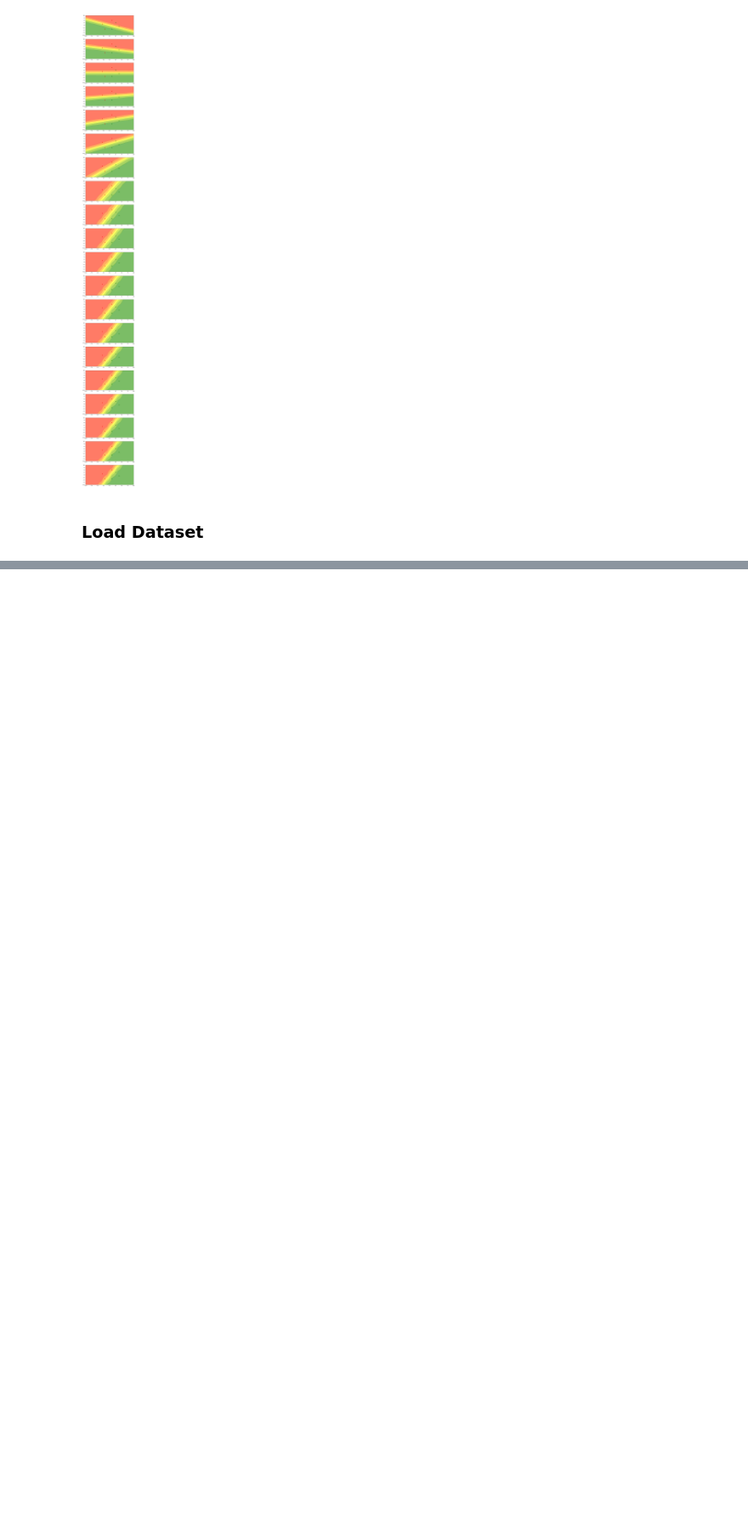
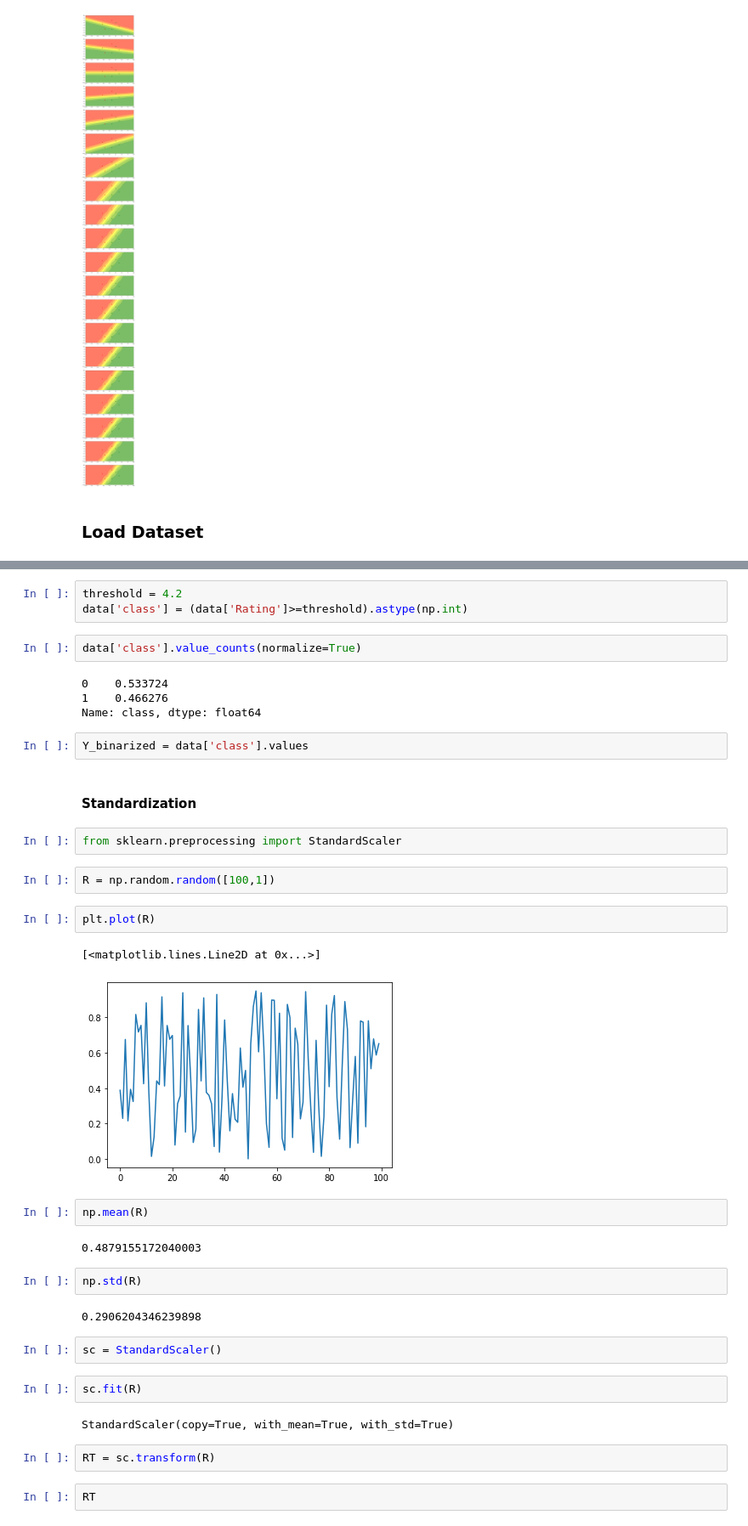
Before and after one commit to PavanReddy28/ML, a Jupyter notebook: Sigmoid_Neuron.ipynb, the cells around one changed output, grey strips where cells are left out. Shown at 85% size. Drawn from its saved outputs; the diff is of its cells as text; blank space fills up the shorter version.

```diff
--- a/Sigmoid_Neuron.ipynb
+++ b/Sigmoid_Neuron.ipynb
@@ -274,0 +416,40 @@ HTTP request sent, awaiting response... 404 Not Found
+# %%
+threshold = 4.2
+data['class'] = (data['Rating']>=threshold).astype(np.int)
+# %%
+data['class'].value_counts(normalize=True)
+# %% [output]
+0    0.533724
+1    0.466276
+Name: class, dtype: float64
+# %%
+Y_binarized = data['class'].values
+# %% [markdown]
+#### Standardization
+# %%
+from sklearn.preprocessing import StandardScaler
+# %%
+R = np.random.random([100,1])
+# %%
+plt.plot(R)
+# %% [output]
+[<matplotlib.lines.Line2D at 0x...>]
+[figure, added]
+# %%
+np.mean(R)
+# %% [output]
+0.4879155172040003
+# %%
+np.std(R)
+# %% [output]
+0.2906204346239898
+# %%
+sc = StandardScaler()
+# %%
+sc.fit(R)
+# %% [output]
+StandardScaler(copy=True, with_mean=True, with_std=True)
+# %%
+RT = sc.transform(R)
+# %%
+RT
```
Also changed, not shown: parts of 41 cells of this notebook.
